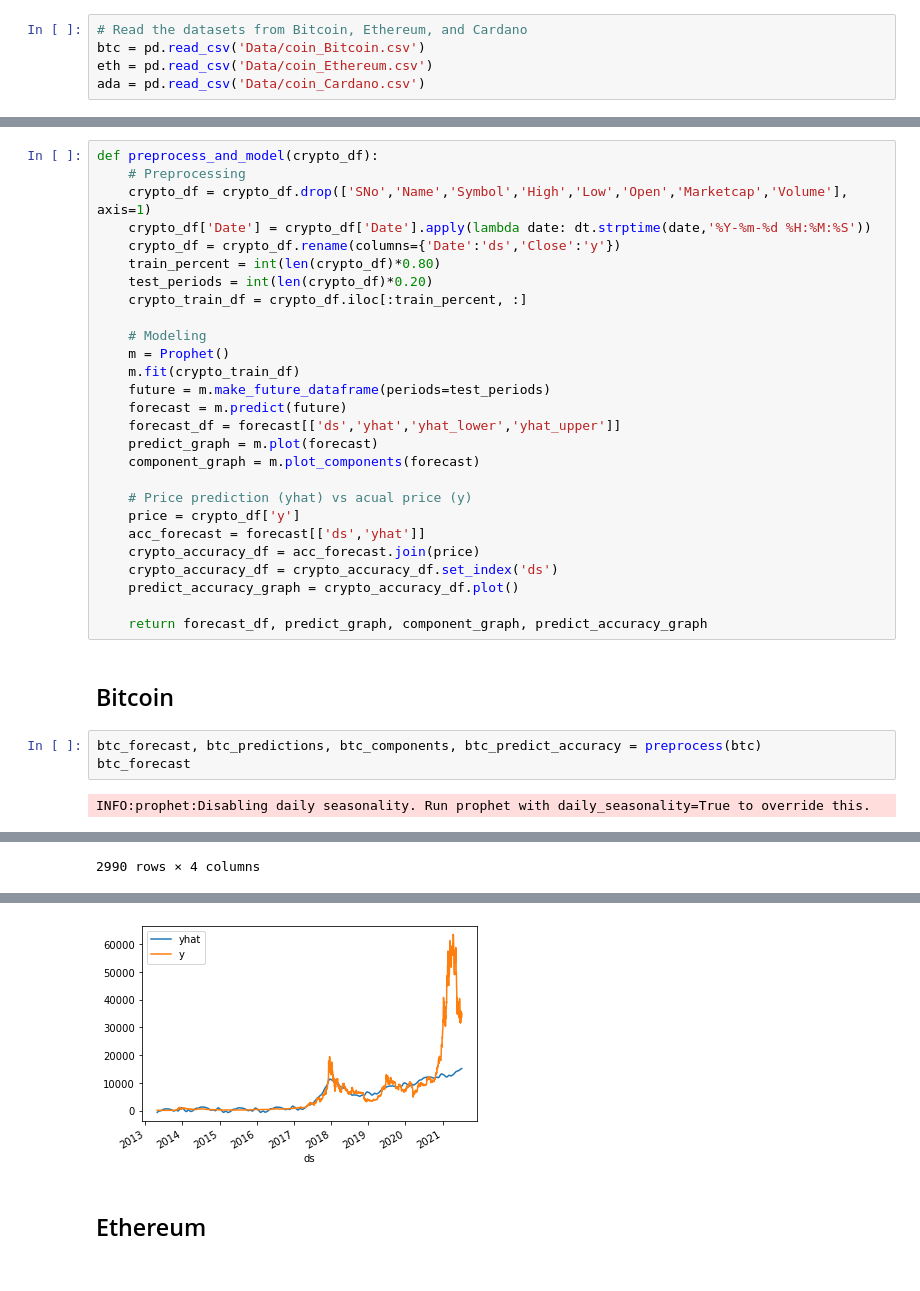
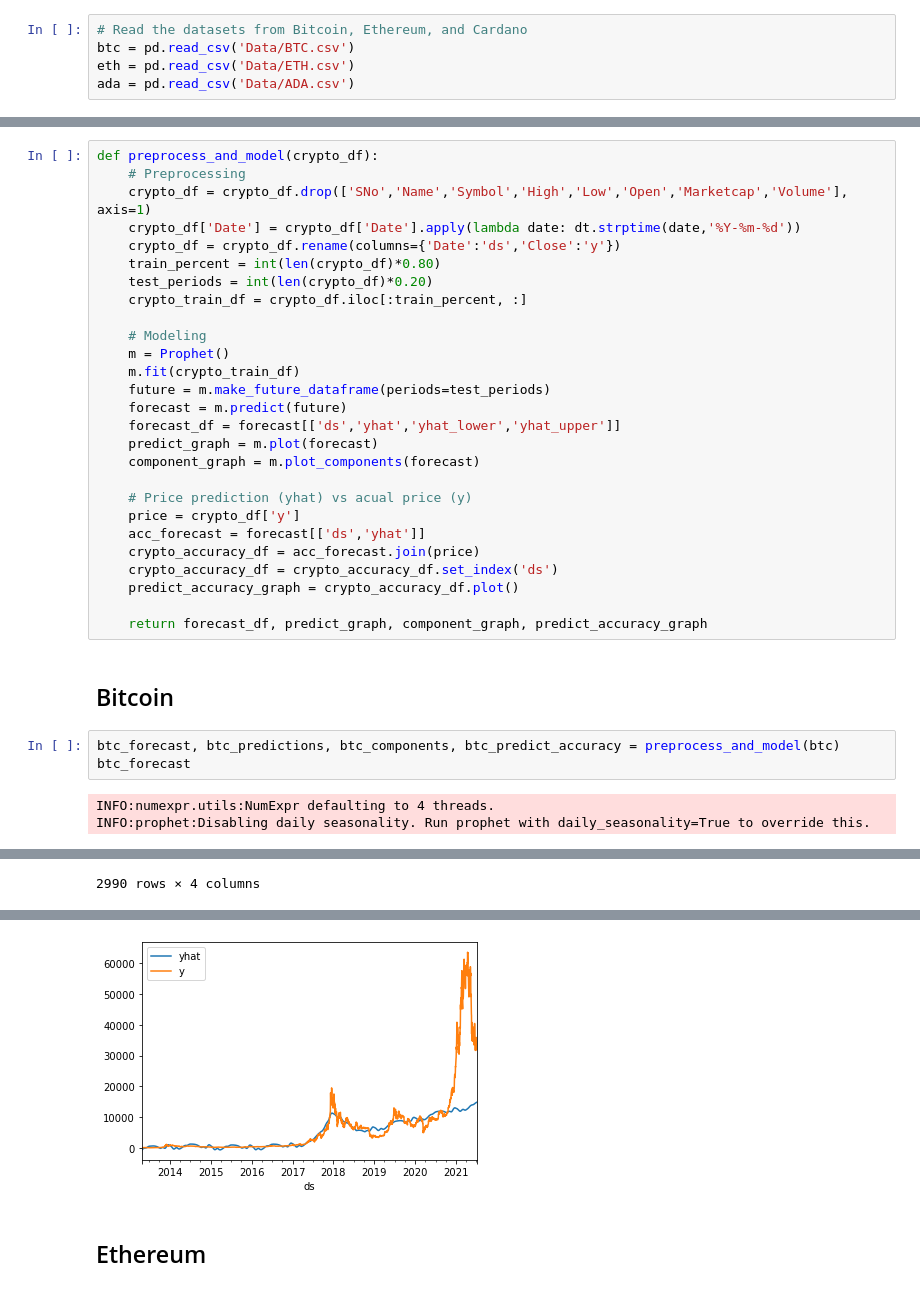
Before and after one commit to GallantGuide/Bull_or_Bear_Crypto, a Jupyter notebook: Machine_Learning/Prophet_ML_Model.ipynb, the cells around one changed output, grey strips where cells are left out. Drawn from its saved outputs; the diff is of its cells as text.

Commit message:
Running ml models again with db-extracted data from the connection

```diff
--- a/Machine_Learning/Prophet_ML_Model.ipynb
+++ b/Machine_Learning/Prophet_ML_Model.ipynb
@@ -5,9 +5,9 @@ from prophet import Prophet
 from datetime import datetime as dt
 # %%
 # Read the datasets from Bitcoin, Ethereum, and Cardano
-btc = pd.read_csv('Data/coin_Bitcoin.csv')
-eth = pd.read_csv('Data/coin_Ethereum.csv')
-ada = pd.read_csv('Data/coin_Cardano.csv')
+btc = pd.read_csv('Data/BTC.csv')
+eth = pd.read_csv('Data/ETH.csv')
+ada = pd.read_csv('Data/ADA.csv')
 # %%
 print(btc.info(),eth.info(),ada.info())
 # %% [output]
@@ -34,7 +34,7 @@ None None None
 def preprocess_and_model(crypto_df):
     # Preprocessing
     crypto_df = crypto_df.drop(['SNo','Name','Symbol','High','Low','Open','Marketcap','Volume'], axis=1)
-    crypto_df['Date'] = crypto_df['Date'].apply(lambda date: dt.strptime(date,'%Y-%m-%d %H:%M:%S'))
+    crypto_df['Date'] = crypto_df['Date'].apply(lambda date: dt.strptime(date,'%Y-%m-%d'))
     crypto_df = crypto_df.rename(columns={'Date':'ds','Close':'y'})
     train_percent = int(len(crypto_df)*0.80)
     test_periods = int(len(crypto_df)*0.20)
@@ -60,8 +60,9 @@ def preprocess_and_model(crypto_df):
 # %% [markdown]
 ## Bitcoin
 # %%
-btc_forecast, btc_predictions, btc_components, btc_predict_accuracy = preprocess(btc)
+btc_forecast, btc_predictions, btc_components, btc_predict_accuracy = preprocess_and_model(btc)
 btc_forecast
 # %% [output]
+INFO:numexpr.utils:NumExpr defaulting to 4 threads.
 INFO:prophet:Disabling daily seasonality. Run prophet with daily_seasonality=True to override this.
 |  | ds | yhat | yhat_lower | yhat_upper |
@@ -82,4 +83,4 @@ INFO:prophet:Disabling daily seasonality. Run prophet with daily_seasonality=Tru
-[figure, old version]
+[figure, new version]
 # %% [markdown]
 ## Ethereum
 # %%
```
Also changed, not shown: parts of 3 cells of this notebook, 6 other files.
